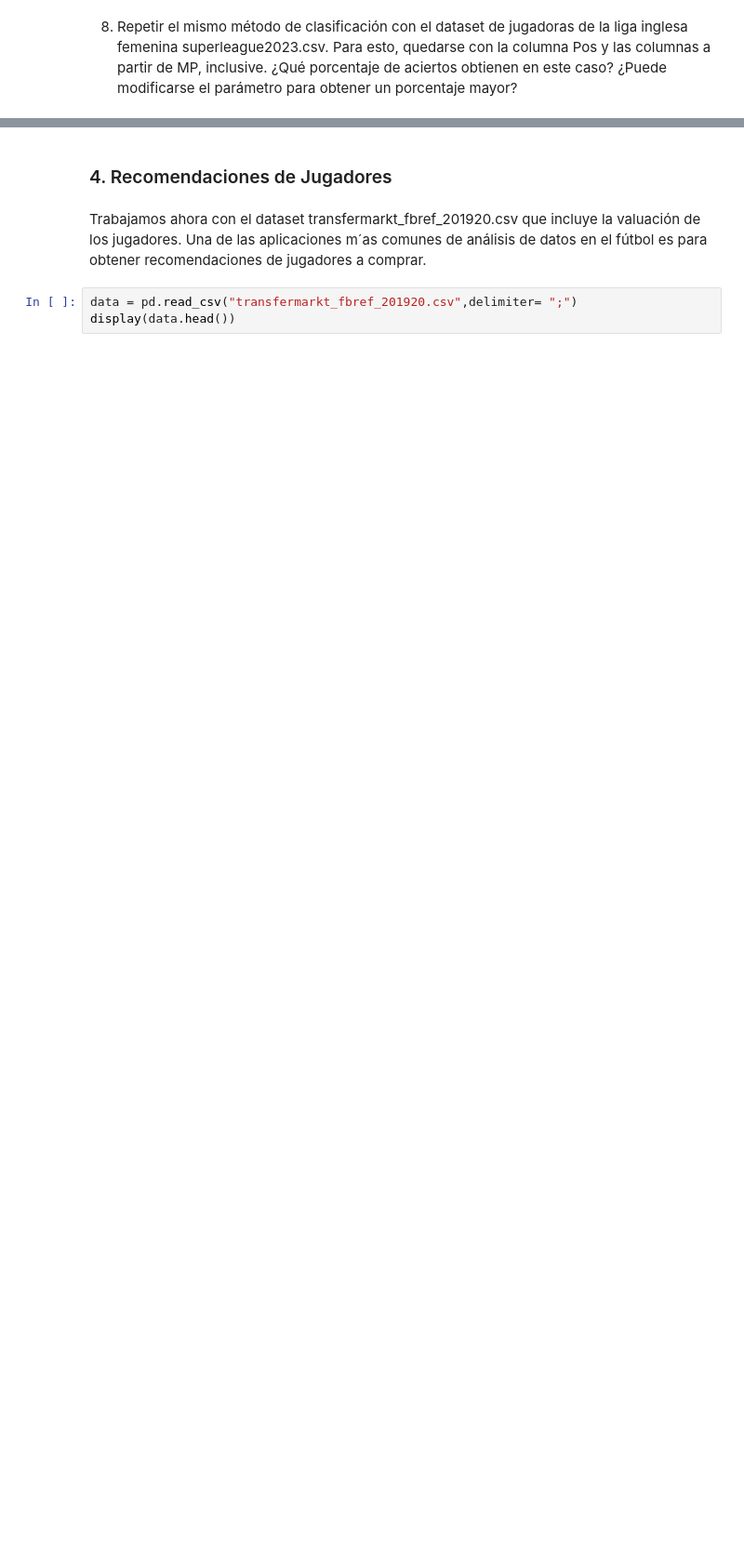
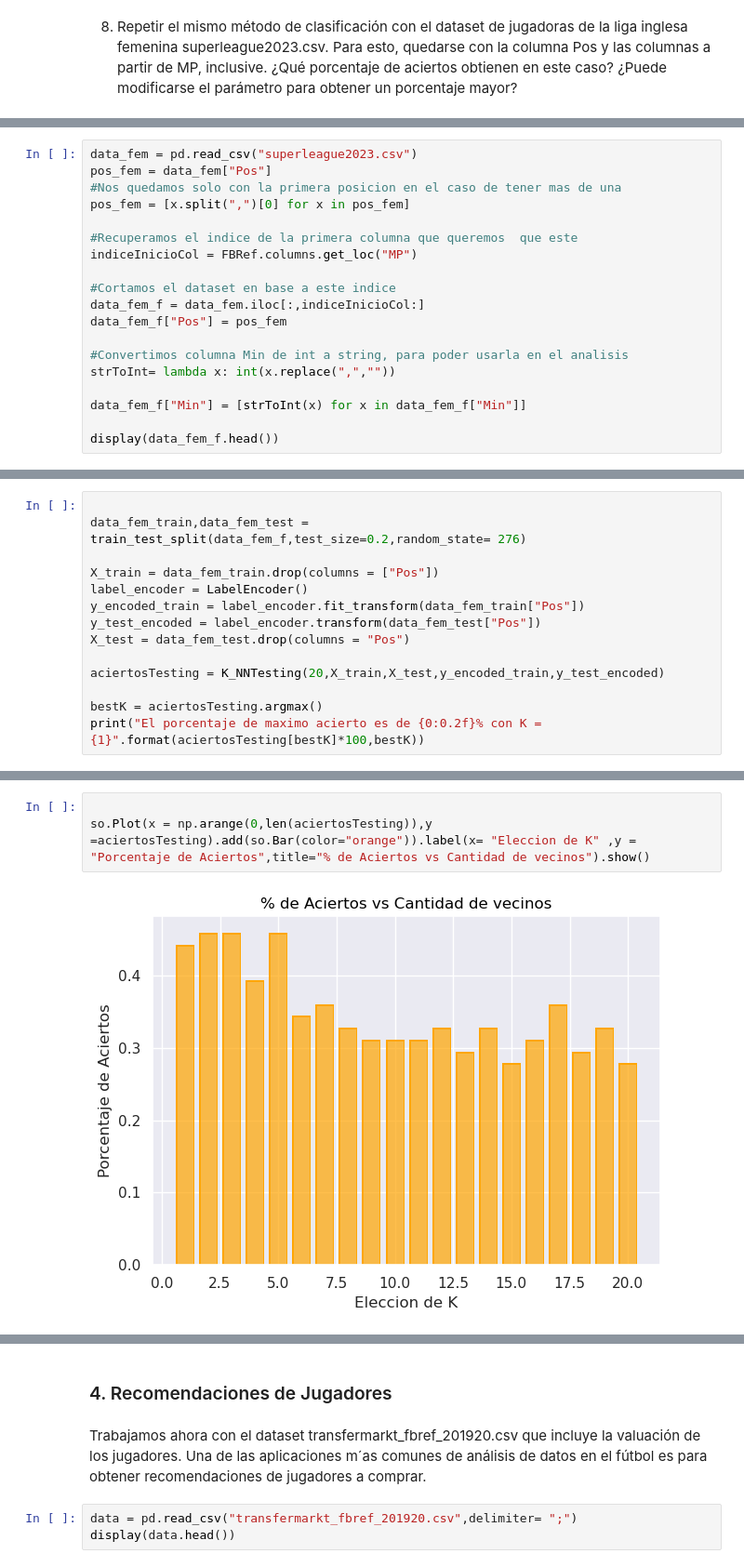
Before and after one commit to Dani-Bustos/Tp-2-LaboDeDatos, a Jupyter notebook: Tp2.ipynb, the cells around one changed output, grey strips where cells are left out. Shown at 93% size. Saved outputs shown, nothing was run; the diff lists cells and outputs as text; blank space fills up the shorter version.

```diff
--- a/Tp2.ipynb
+++ b/Tp2.ipynb
@@ -301,0 +397,19 @@ todas las variables. Indicar si se obtienen mejores resultados.
+# %%
+data_fem = pd.read_csv("superleague2023.csv")
+pos_fem = data_fem["Pos"]
+#Nos quedamos solo con la primera posicion en el caso de tener mas de una
+pos_fem = [x.split(",")[0] for x in pos_fem]
+
+#Recuperamos el indice de la primera columna que queremos  que este
+indiceInicioCol = FBRef.columns.get_loc("MP")
+
+#Cortamos el dataset en base a este indice
+data_fem_f = data_fem.iloc[:,indiceInicioCol:]
+data_fem_f["Pos"] = pos_fem
+
+#Convertimos columna Min de int a string, para poder usarla en el analisis
+strToInt= lambda x: int(x.replace(",",""))
+
+data_fem_f["Min"] = [strToInt(x) for x in data_fem_f["Min"]]
+
+display(data_fem_f.head())
@@ -301,0 +426,14 @@ todas las variables. Indicar si se obtienen mejores resultados.
+# %%
+
+data_fem_train,data_fem_test = train_test_split(data_fem_f,test_size=0.2,random_state= 276)
+
+X_train = data_fem_train.drop(columns = ["Pos"])
+label_encoder = LabelEncoder()
+y_encoded_train = label_encoder.fit_transform(data_fem_train["Pos"])
+y_test_encoded = label_encoder.transform(data_fem_test["Pos"])
+X_test = data_fem_test.drop(columns = "Pos")
+
+aciertosTesting = K_NNTesting(20,X_train,X_test,y_encoded_train,y_test_encoded)
+
+bestK = aciertosTesting.argmax()
+print("El porcentaje de maximo acierto es de {0:0.2f}% con K = {1}".format(aciertosTesting[bestK]*100,bestK))
@@ -301,0 +444,5 @@ todas las variables. Indicar si se obtienen mejores resultados.
+# %%
+
+so.Plot(x = np.arange(0,len(aciertosTesting)),y =aciertosTesting).add(so.Bar(color="orange")).label(x= "Eleccion de K" ,y = "Porcentaje de Aciertos",title="% de Aciertos vs Cantidad de vecinos").show()
+# %% [output]
+[figure, added]
```
Also changed, not shown: parts of 36 cells of this notebook.
